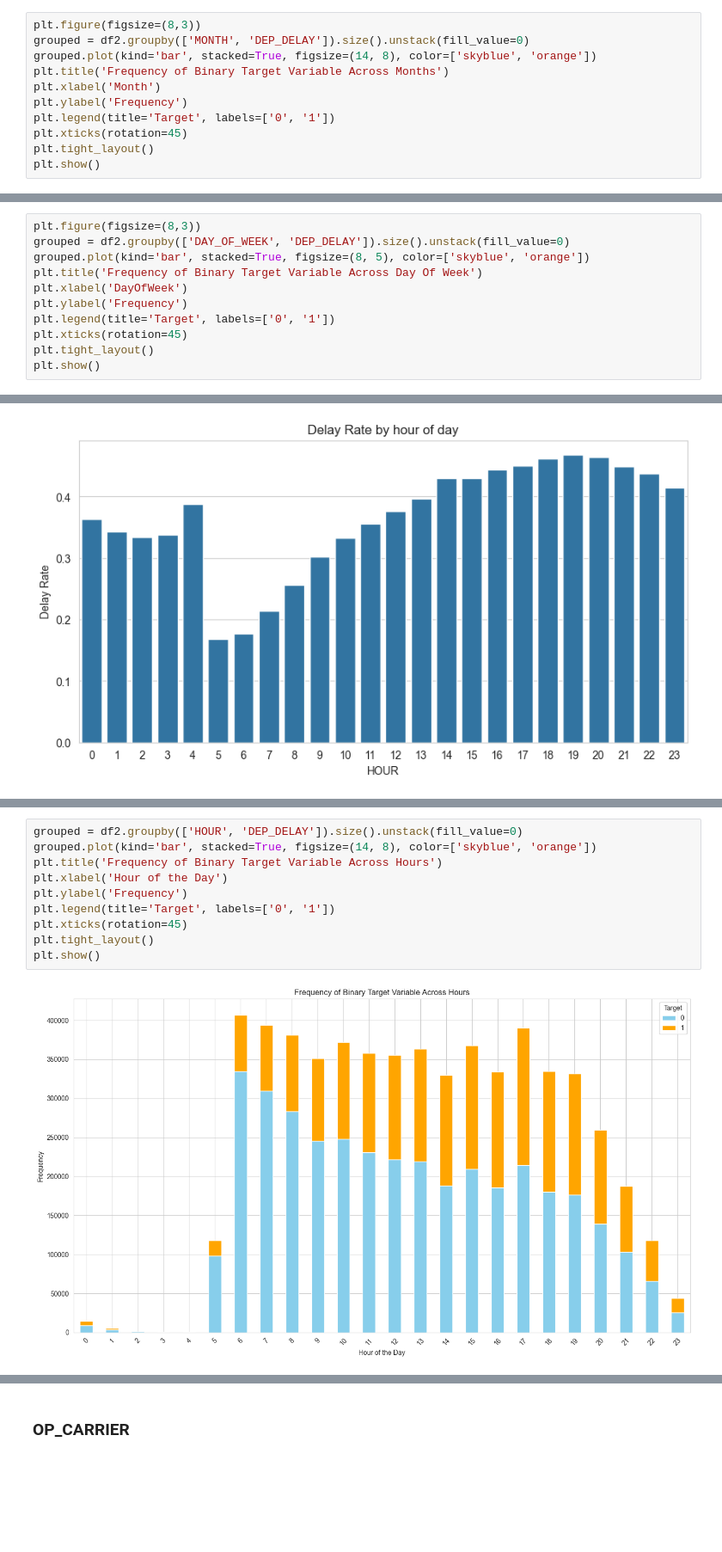
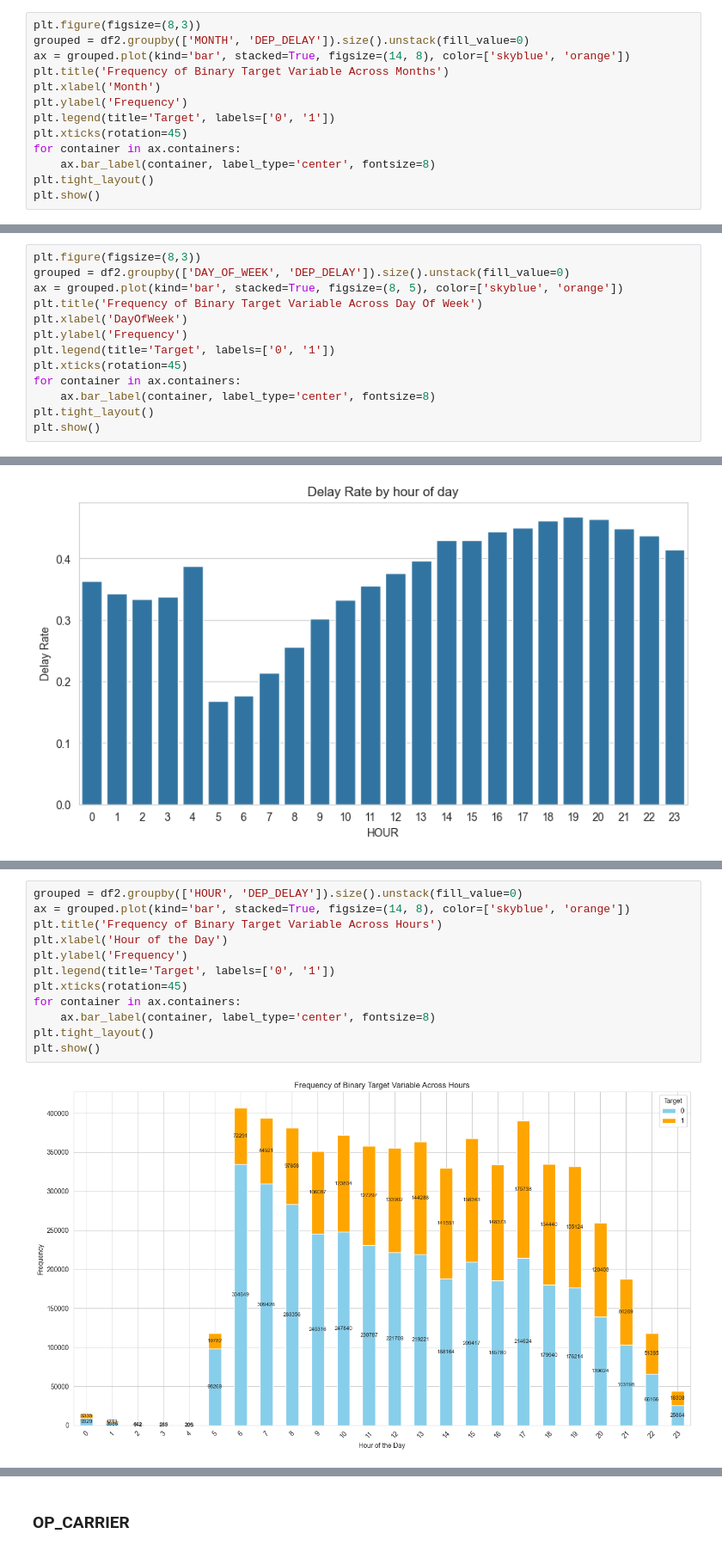
Before and after one commit to sk2003hw/Airline_Delay_and_Cancellation_Analysis, a Jupyter notebook: 509_EDA.ipynb, the cells around one changed output, grey strips where cells are left out. Shown: that part at 86% size. Saved outputs shown, nothing was run; the diff lists cells and outputs as text; blank space fills up the shorter version.

```diff
--- a/509_EDA.ipynb
+++ b/509_EDA.ipynb
@@ -427,12 +439,14 @@ plt.show()
 # %%
 plt.figure(figsize=(8,3))
 grouped = df2.groupby(['MONTH', 'DEP_DELAY']).size().unstack(fill_value=0)
-grouped.plot(kind='bar', stacked=True, figsize=(14, 8), color=['skyblue', 'orange'])
+ax = grouped.plot(kind='bar', stacked=True, figsize=(14, 8), color=['skyblue', 'orange'])
 plt.title('Frequency of Binary Target Variable Across Months')
 plt.xlabel('Month')
 plt.ylabel('Frequency')
 plt.legend(title='Target', labels=['0', '1'])
 plt.xticks(rotation=45)
+for container in ax.containers:
+    ax.bar_label(container, label_type='center', fontsize=8)
 plt.tight_layout()
 plt.show()
 # %% [output]
@@ -453,12 +489,14 @@ plt.show()
 # %%
 plt.figure(figsize=(8,3))
 grouped = df2.groupby(['DAY_OF_WEEK', 'DEP_DELAY']).size().unstack(fill_value=0)
-grouped.plot(kind='bar', stacked=True, figsize=(8, 5), color=['skyblue', 'orange'])
+ax = grouped.plot(kind='bar', stacked=True, figsize=(8, 5), color=['skyblue', 'orange'])
 plt.title('Frequency of Binary Target Variable Across Day Of Week')
 plt.xlabel('DayOfWeek')
 plt.ylabel('Frequency')
 plt.legend(title='Target', labels=['0', '1'])
 plt.xticks(rotation=45)
+for container in ax.containers:
+    ax.bar_label(container, label_type='center', fontsize=8)
 plt.tight_layout()
 plt.show()
 # %% [output]
@@ -482,12 +526,14 @@ plt.show()
 # %%
 grouped = df2.groupby(['HOUR', 'DEP_DELAY']).size().unstack(fill_value=0)
-grouped.plot(kind='bar', stacked=True, figsize=(14, 8), color=['skyblue', 'orange'])
+ax = grouped.plot(kind='bar', stacked=True, figsize=(14, 8), color=['skyblue', 'orange'])
 plt.title('Frequency of Binary Target Variable Across Hours')
 plt.xlabel('Hour of the Day')
 plt.ylabel('Frequency')
 plt.legend(title='Target', labels=['0', '1'])
 plt.xticks(rotation=45)
+for container in ax.containers:
+    ax.bar_label(container, label_type='center', fontsize=8)
 plt.tight_layout()
 plt.show()
 # %% [output]
-[figure, old version]
+[figure, new version]
```
Also changed, not shown: parts of 14 cells of this notebook.
